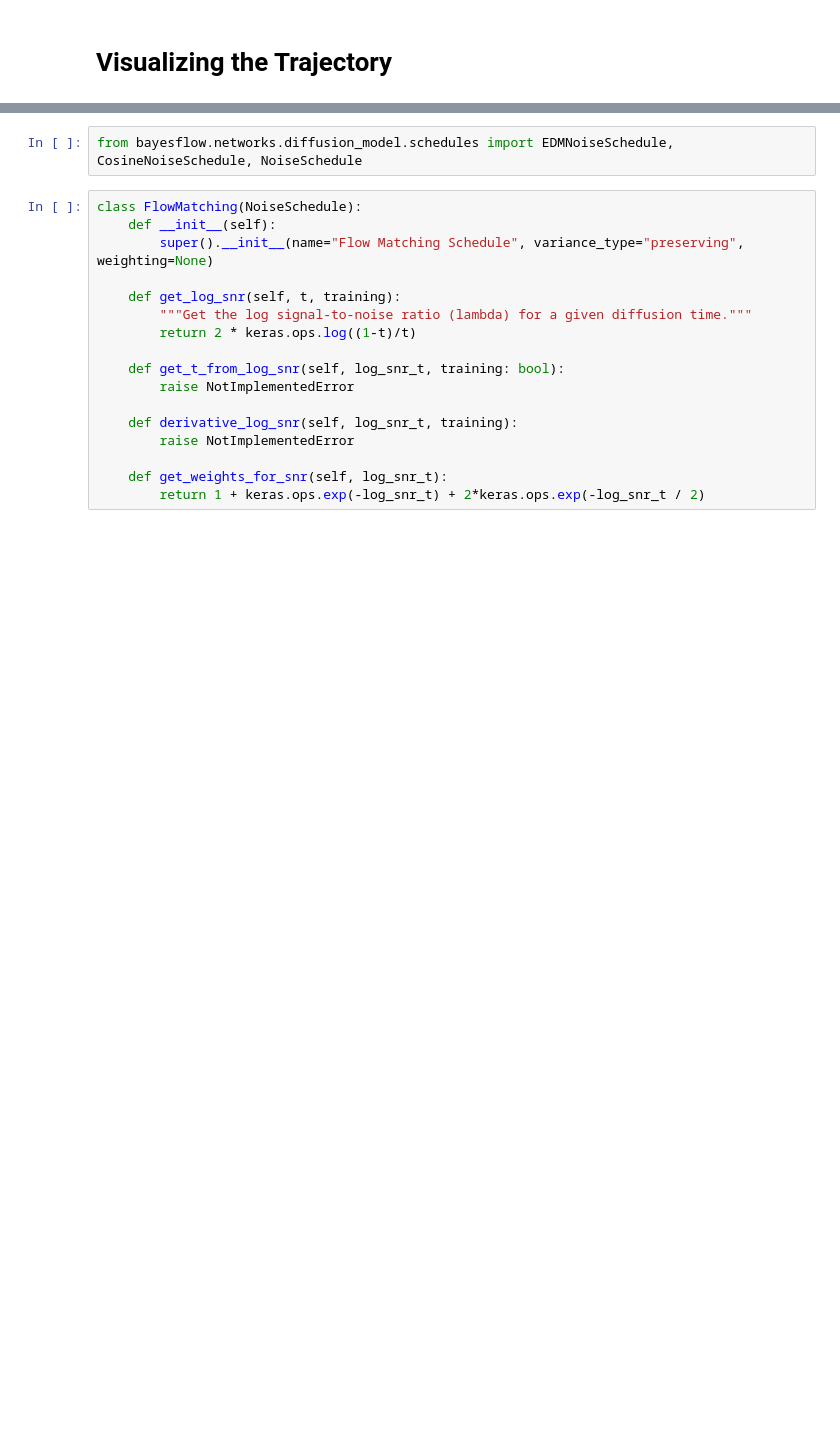
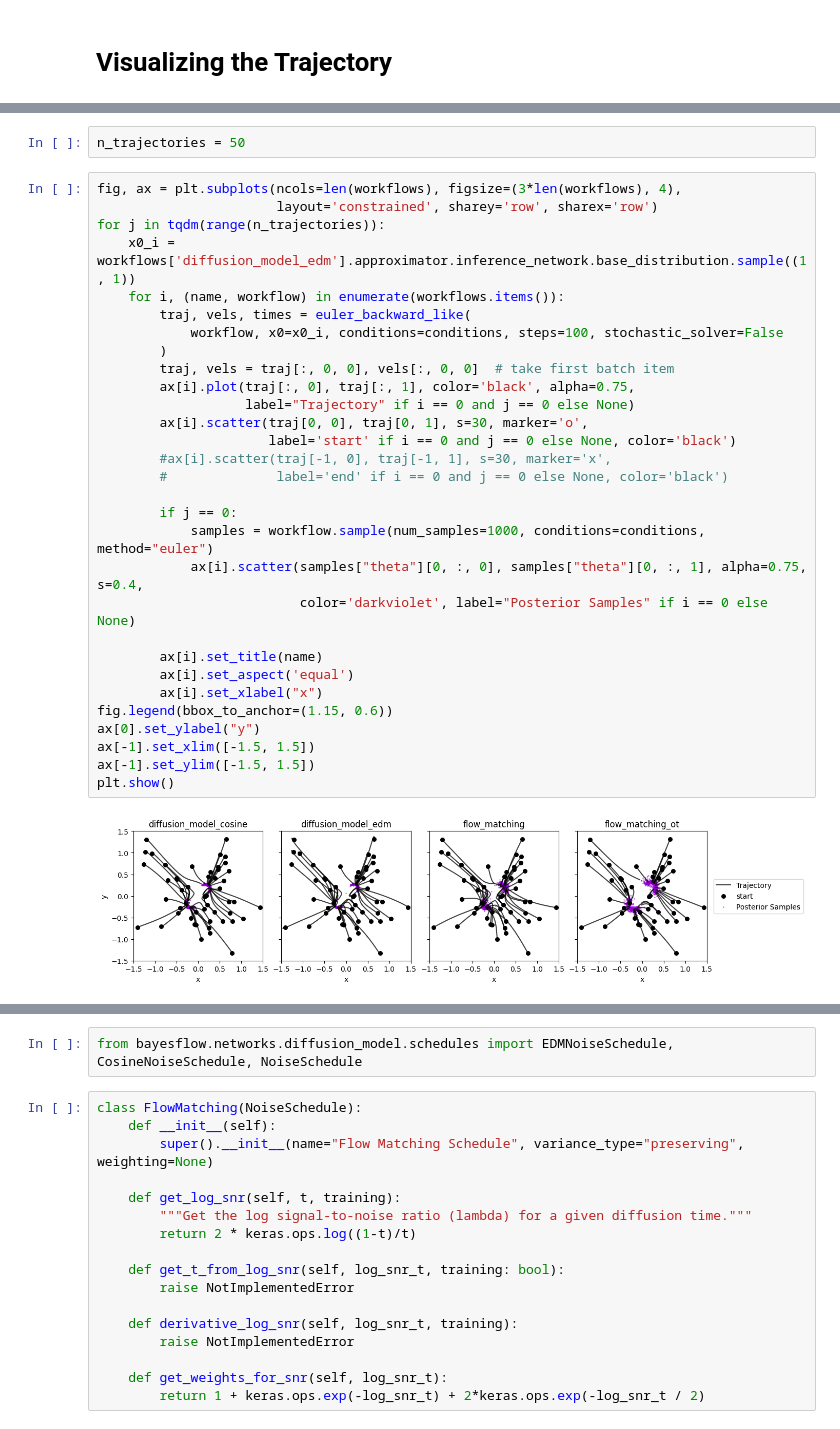
Before and after one commit to vepe99/diffusion-experiments, a Jupyter notebook: Visualising Score & Schedules.ipynb, the cells around one changed output, grey strips where cells are left out. Drawn from its saved outputs; the diff is of its cells as text; blank space fills up the shorter version.

```diff
--- a/Visualising Score & Schedules.ipynb
+++ b/Visualising Score & Schedules.ipynb
@@ -153 +280,35 @@ plt.show()
+# %%
+n_trajectories = 50
+# %%
+fig, ax = plt.subplots(ncols=len(workflows), figsize=(3*len(workflows), 4),
+                       layout='constrained', sharey='row', sharex='row')
+for j in tqdm(range(n_trajectories)):
+    x0_i = workflows['diffusion_model_edm'].approximator.inference_network.base_distribution.sample((1, 1))
+    for i, (name, workflow) in enumerate(workflows.items()):
+        traj, vels, times = euler_backward_like(
+            workflow, x0=x0_i, conditions=conditions, steps=100, stochastic_solver=False
+        )
+        traj, vels = traj[:, 0, 0], vels[:, 0, 0]  # take first batch item
+        ax[i].plot(traj[:, 0], traj[:, 1], color='black', alpha=0.75,
+                   label="Trajectory" if i == 0 and j == 0 else None)
+        ax[i].scatter(traj[0, 0], traj[0, 1], s=30, marker='o',
+                      label='start' if i == 0 and j == 0 else None, color='black')
+        #ax[i].scatter(traj[-1, 0], traj[-1, 1], s=30, marker='x',
+        #              label='end' if i == 0 and j == 0 else None, color='black')
+
+        if j == 0:
+            samples = workflow.sample(num_samples=1000, conditions=conditions, method="euler")
+            ax[i].scatter(samples["theta"][0, :, 0], samples["theta"][0, :, 1], alpha=0.75, s=0.4,
+                          color='darkviolet', label="Posterior Samples" if i == 0 else None)
+
+        ax[i].set_title(name)
+        ax[i].set_aspect('equal')
+        ax[i].set_xlabel("x")
+fig.legend(bbox_to_anchor=(1.15, 0.6))
+ax[0].set_ylabel("y")
+ax[-1].set_xlim([-1.5, 1.5])
+ax[-1].set_ylim([-1.5, 1.5])
+plt.show()
+# %% [output]
+[figure, added]
 # %%
```
Also changed, not shown: parts of 20 cells of this notebook, 1 other file.
